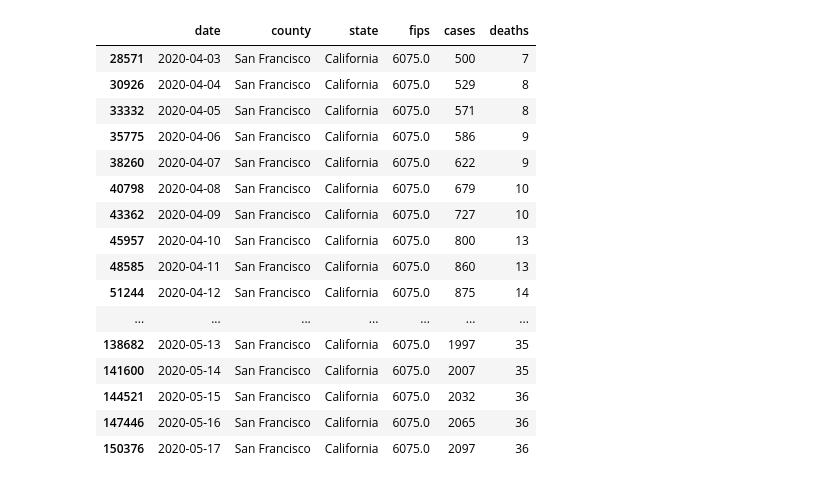
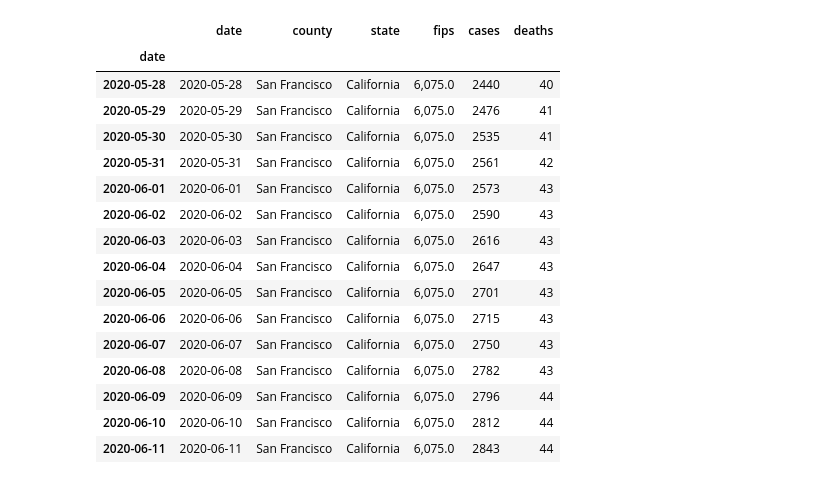
Before and after one commit to ArthurConner/refreshment, a Jupyter notebook: nbs/covidDS.ipynb, the cells around one changed output. Drawn from its saved outputs; the diff is of its cells as text; code cells hidden in the pictures.

```diff
--- a/nbs/covidDS.ipynb
+++ b/nbs/covidDS.ipynb
@@ -72,0 +114,3 @@ counties.head()
+# %%
+counties.index = pd.to_datetime(counties['date'])
+counties.info()
@@ -79,22 +343,22 @@ sanfran.deaths.plot()
 # %%
-sanfran.tail(45)
+sanfran.tail(15)
 # %% [output]
 |  | date | county | state | fips | cases | deaths |
-| 28571 | 2020-04-03 | San Francisco | California | 6075.0 | 500 | 7 |
-| 30926 | 2020-04-04 | San Francisco | California | 6075.0 | 529 | 8 |
-| 33332 | 2020-04-05 | San Francisco | California | 6075.0 | 571 | 8 |
-| 35775 | 2020-04-06 | San Francisco | California | 6075.0 | 586 | 9 |
-| 38260 | 2020-04-07 | San Francisco | California | 6075.0 | 622 | 9 |
-| 40798 | 2020-04-08 | San Francisco | California | 6075.0 | 679 | 10 |
-| 43362 | 2020-04-09 | San Francisco | California | 6075.0 | 727 | 10 |
-| 45957 | 2020-04-10 | San Francisco | California | 6075.0 | 800 | 13 |
-| 48585 | 2020-04-11 | San Francisco | California | 6075.0 | 860 | 13 |
-| 51244 | 2020-04-12 | San Francisco | California | 6075.0 | 875 | 14 |
-| ... | ... | ... | ... | ... | ... | ... |
-| 138682 | 2020-05-13 | San Francisco | California | 6075.0 | 1997 | 35 |
-| 141600 | 2020-05-14 | San Francisco | California | 6075.0 | 2007 | 35 |
-| 144521 | 2020-05-15 | San Francisco | California | 6075.0 | 2032 | 36 |
-| 147446 | 2020-05-16 | San Francisco | California | 6075.0 | 2065 | 36 |
-| 150376 | 2020-05-17 | San Francisco | California | 6075.0 | 2097 | 36 |
+| date |  |  |  |  |  |  |
+| 2020-05-28 | 2020-05-28 | San Francisco | California | 6,075.0 | 2440 | 40 |
+| 2020-05-29 | 2020-05-29 | San Francisco | California | 6,075.0 | 2476 | 41 |
+| 2020-05-30 | 2020-05-30 | San Francisco | California | 6,075.0 | 2535 | 41 |
+| 2020-05-31 | 2020-05-31 | San Francisco | California | 6,075.0 | 2561 | 42 |
+| 2020-06-01 | 2020-06-01 | San Francisco | California | 6,075.0 | 2573 | 43 |
+| 2020-06-02 | 2020-06-02 | San Francisco | California | 6,075.0 | 2590 | 43 |
+| 2020-06-03 | 2020-06-03 | San Francisco | California | 6,075.0 | 2616 | 43 |
+| 2020-06-04 | 2020-06-04 | San Francisco | California | 6,075.0 | 2647 | 43 |
+| 2020-06-05 | 2020-06-05 | San Francisco | California | 6,075.0 | 2701 | 43 |
+| 2020-06-06 | 2020-06-06 | San Francisco | California | 6,075.0 | 2715 | 43 |
+| 2020-06-07 | 2020-06-07 | San Francisco | California | 6,075.0 | 2750 | 43 |
+| 2020-06-08 | 2020-06-08 | San Francisco | California | 6,075.0 | 2782 | 43 |
+| 2020-06-09 | 2020-06-09 | San Francisco | California | 6,075.0 | 2796 | 44 |
+| 2020-06-10 | 2020-06-10 | San Francisco | California | 6,075.0 | 2812 | 44 |
+| 2020-06-11 | 2020-06-11 | San Francisco | California | 6,075.0 | 2843 | 44 |
 # %%
 sanfran.to_csv("SanFran.csv")
```
Also changed, not shown: parts of 51 cells of this notebook.
